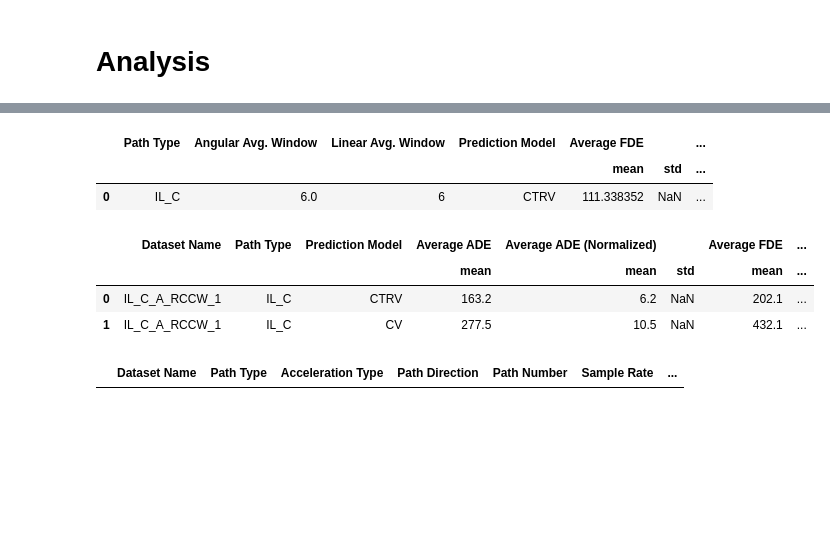
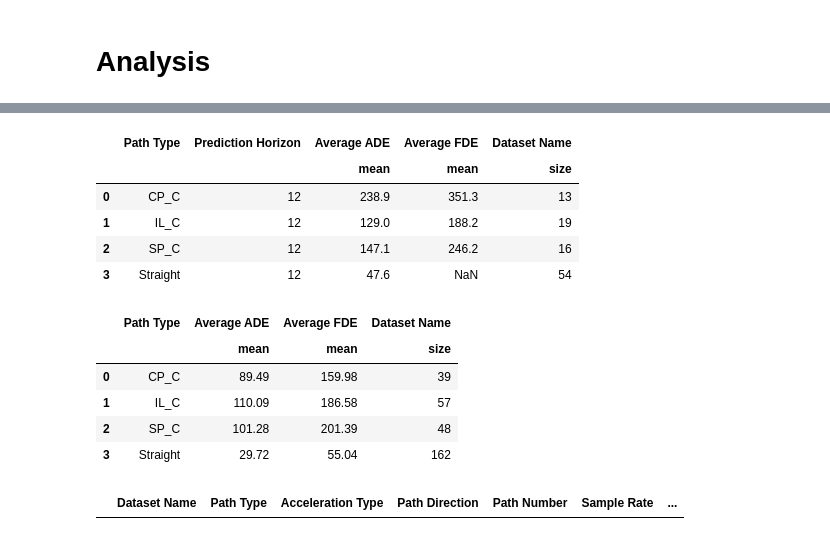
Before and after one commit to spourasgari/motion_predictor, a Jupyter notebook: Analysis.ipynb, the cells around one changed output, grey strips where cells are left out. Cells and saved outputs as stored; diff of their text form; code cells hidden in the pictures; blank space fills up the shorter version.

```diff
--- a/Analysis.ipynb
+++ b/Analysis.ipynb
@@ -4,7 +4,7 @@
 import pandas as pd
 import numpy as np
 # %%
-results_df = pd.read_csv("results_ours_all_2.csv")
+results_df = pd.read_csv("results_ours_all_with_None.csv")
 results_df
 # %% [output]
 |  | Dataset Name | Path Type | Acceleration Type | Path Direction | Path Number | Sample Rate | ... |
@@ -24,12 +24,12 @@ results_df
 results_df_filtered = results_df.copy()
 
 results_df_filtered = results_df_filtered[
-    (results_df['Dataset Name'].isin(['IL_C_A_RCCW_1'])) &
-    (results_df['Prediction Horizon'] == 12) &
-    (results_df['Sample Rate'] == '10hz') &
-    (results_df['Angular Avg. Window'] == 6) &
-    (results_df['Linear Avg. Window'] == 6)
-    # (results_df['Prediction Model'] == 'CV') &
+    # (results_df['Dataset Name'].isin(['IL_C_A_RCCW_1'])) &
+    # (results_df['Prediction Horizon'] == 12) &
+    (results_df['Sample Rate'] == '2.5hz') &
+    # (results_df['Angular Avg. Window'] == 8) &
+    (results_df['Linear Avg. Window'] == 8) &
+    (results_df['Prediction Model'] == 'CTRV')
     # (results_df['Path Type'] == 'DL_C')
     ]
 
@@ -41,70 +41,78 @@ results_df_filtered.loc[results_df_filtered['Sample Rate'].isin(['full']), 'Samp
 
 results_df_filtered
 
+pd.options.display.float_format = '{:.1f}'.format
+
 results_df_filtered.groupby([
     # 'Dataset Name',
     'Path Type',
     # 'Sample Rate',
-    # 'Prediction Horizon',
-    'Angular Avg. Window',
-    'Linear Avg. Window',
-    'Prediction Model'
+    'Prediction Horizon',
+    # 'Angular Avg. Window',
+    # 'Linear Avg. Window',
+    # 'Prediction Model'
 ]).agg({
-    'Average FDE': ['mean', 'std'],
+    'Average ADE': ['mean'],
+    'Average FDE': ['mean'],
     # 'Average FDE (Normalized)': ['mean', 'std'],
-    'Average ADE': ['mean', 'std'],
+
     'Dataset Name': 'size'
 }).reset_index()
 # %% [output]
-|  | Path Type | Angular Avg. Window | Linear Avg. Window | Prediction Model | Average FDE |  | ... |
-|  |  |  |  |  | mean | std | ... |
-| 0 | IL_C | 6.0 | 6 | CTRV | 111.338352 | NaN | ... |
+|  | Path Type | Prediction Horizon | Average ADE | Average FDE | Dataset Name |
+|  |  |  | mean | mean | size |
+| 0 | CP_C | 12 | 238.9 | 351.3 | 13 |
+| 1 | IL_C | 12 | 129.0 | 188.2 | 19 |
+| 2 | SP_C | 12 | 147.1 | 246.2 | 16 |
+| 3 | Straight | 12 | 47.6 | NaN | 54 |
 # %%
 results_df_filtered = results_df.copy()
 
 results_df_filtered = results_df_filtered[
-    (results_df['Dataset Name'].isin(['IL_C_A_RCCW_1'])) &
+    # (results_df['Dataset Name'].isin(['IL_C_A_RCCW_1'])) &
     (results_df['Prediction Horizon'] == 12) &
-    (results_df['Sample Rate'] == '2.5hz') &
+    # (results_df['Sample Rate'] == '2.5hz') &
     ((results_df['Angular Avg. Window'] == 8) | (results_df['Angular Avg. Window'].isna())) &
     (results_df['Linear Avg. Window'] == 8) &
-    # (results_df['Prediction Model'] == 'CTRV') &
-    (results_df['Path Type'] == 'IL_C')
+    (results_df['Prediction Model'] == 'CV')
+    # (results_df['Path Type'] == 'IL_C')
     ]
 
 # # Same path type for all straight lines
 results_df_filtered.loc[results_df_filtered['Path Type'].isin(['VL_C', 'HL_C', 'DL_C']), 'Path Type'] = 'Straight'
 results_df_filtered.loc[results_df_filtered['Sample Rate'].isin(['2.5hz']), 'Sample Rate'] = 2.5
 results_df_filtered.loc[results_df_filtered['Sample Rate'].isin(['10hz']), 'Sample Rate'] = 10
 results_df_filtered.loc[results_df_filtered['Sample Rate'].isin(['full']), 'Sample Rate'] = 25
 
 # results_df_filtered = results_df_filtered.dropna()
 
 results_df_filtered
 
-pd.options.display.float_format = '{:.1f}'.format
+pd.options.display.float_format = '{:.2f}'.format
 
 results_df_filtered.groupby([
-    'Dataset Name',
+    # 'Dataset Name',
     'Path Type',
     # 'Acceleration Type',
     # 'Sample Rate',
     # 'Prediction Horizon',
     # 'Angular Avg. Window',
     # 'Linear Avg. Window',
-    'Prediction Model'
+    # 'Prediction Model'
 ]).agg({
     'Average ADE': 'mean',
-    'Average ADE (Normalized)': ['mean', 'std'],
+    # 'Average ADE (Normalized)': ['mean', 'std'],
     'Average FDE': ['mean'],
-    'Average FDE (Normalized)': ['mean', 'std'],
+    # 'Average FDE (Normalized)': ['mean', 'std'],
     'Dataset Name': 'size'
 }).reset_index()
 # %% [output]
-|  | Dataset Name | Path Type | Prediction Model | Average ADE | Average ADE (Normalized) |  | Average FDE | ... |
-|  |  |  |  | mean | mean | std | mean | ... |
-| 0 | IL_C_A_RCCW_1 | IL_C | CTRV | 163.2 | 6.2 | NaN | 202.1 | ... |
-| 1 | IL_C_A_RCCW_1 | IL_C | CV | 277.5 | 10.5 | NaN | 432.1 | ... |
+|  | Path Type | Average ADE | Average FDE | Dataset Name |
+|  |  | mean | mean | size |
+| 0 | CP_C | 89.49 | 159.98 | 39 |
+| 1 | IL_C | 110.09 | 186.58 | 57 |
+| 2 | SP_C | 101.28 | 201.39 | 48 |
+| 3 | Straight | 29.72 | 55.04 | 162 |
 # %%
 results_df_filtered = results_df_filtered[
     # (results_df['Dataset Name'].isin(['DL_C_F_BRTL_4'])) &
```
Also changed, not shown: parts of 1 cell of this notebook, 8 other files.
